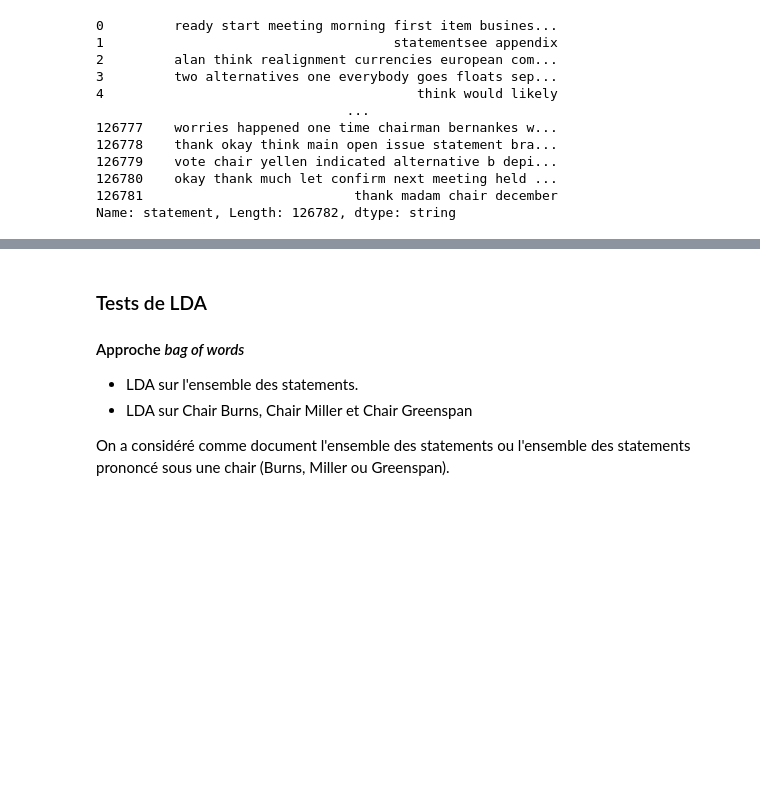
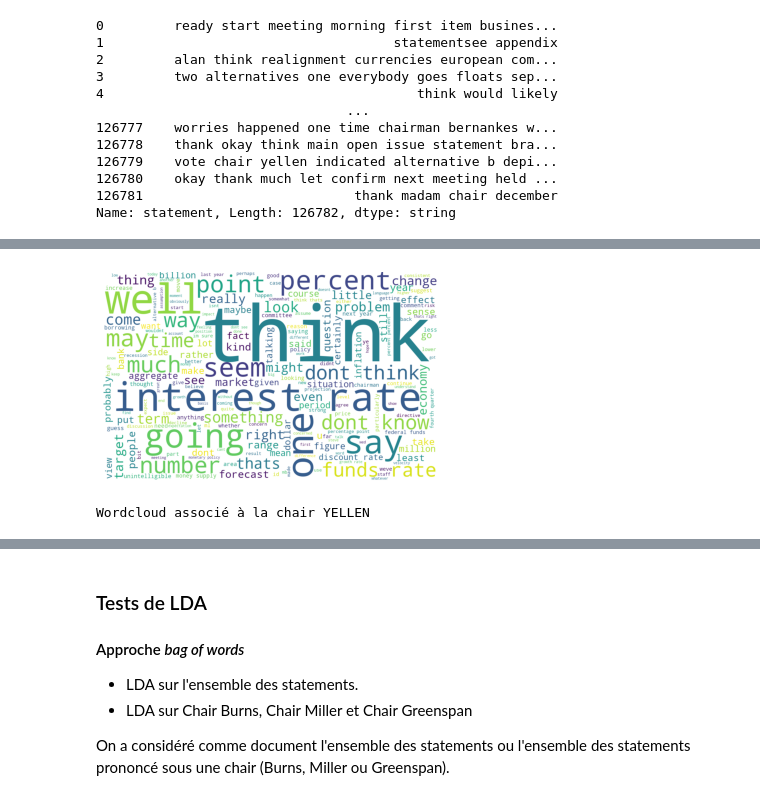
Before and after one commit to erialc-cal/NLP-FOMC, a Jupyter notebook: Scrapping_Explo.ipynb, the cells around one changed output, grey strips where cells are left out. Cells and saved outputs as stored; diff of their text form; code cells hidden in the pictures; blank space fills up the shorter version.

```diff
--- a/Scrapping_Explo.ipynb
+++ b/Scrapping_Explo.ipynb
@@ -247,4 +268,10 @@ print("Wordcloud associé à la chair MILLER")
 Wordcloud associé à la chair MILLER
+# %%
+nuage_de_mots(df_statement.iloc[[-1]][0])
+print("Wordcloud associé à la chair YELLEN")
+# %% [output]
+[figure, added]
+Wordcloud associé à la chair YELLEN
 # %%
 df_statement
 # %% [output]
```
Also changed, not shown: parts of 15 cells of this notebook, 35 other files.
